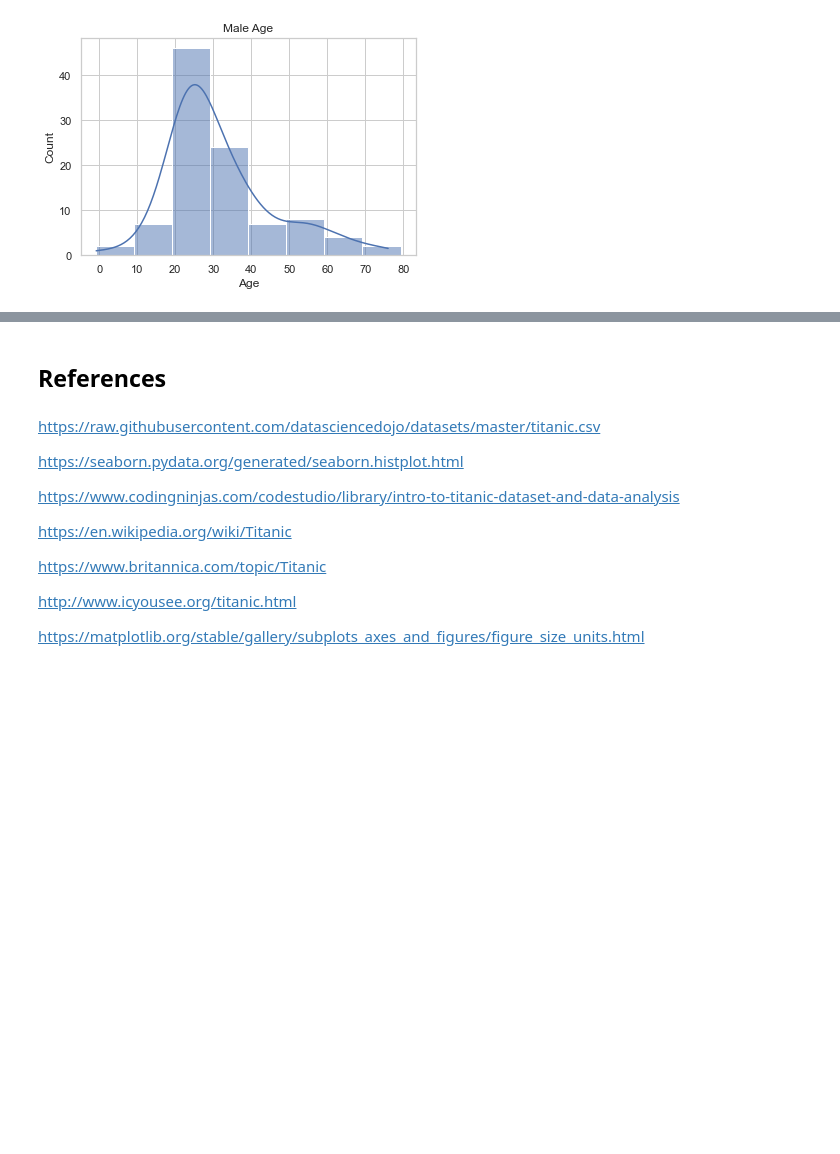
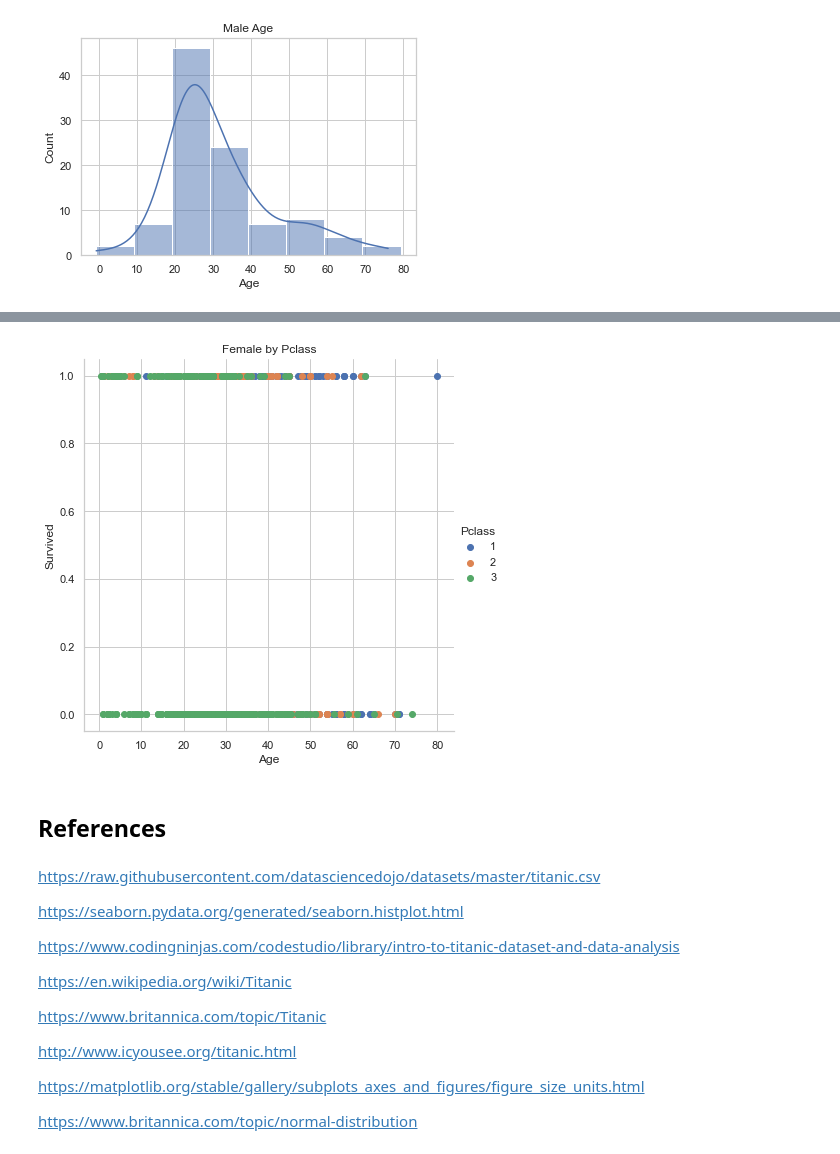
Before and after one commit to Ginafenn/Programming-for-Data-Analysis-Asignments, a Jupyter notebook: Project 1.ipynb, the cells around one changed output, grey strips where cells are left out. Saved outputs shown, nothing was run; the diff lists cells and outputs as text; code cells hidden in the pictures; blank space fills up the shorter version.

```diff
--- a/Project 1.ipynb
+++ b/Project 1.ipynb
@@ -326,3 +335,13 @@ df_sd_data.head()
+# %%
+#Creating a scatter Plot
+sns.set_style("whitegrid")
+sns.FacetGrid(df_sd_female, hue="Pclass", height=6) \
+.map(plt.scatter, "Age", "Survived" ) \
+.add_legend()
+plt.title("Female by Pclass")
+plt.show()
+# %% [output]
+[figure, added]
 # %% [markdown]
 ## References
 # %% [markdown]
@@ -339,3 +358,5 @@ https://www.britannica.com/topic/Titanic
 http://www.icyousee.org/titanic.html
 
 https://matplotlib.org/stable/gallery/subplots_axes_and_figures/figure_size_units.html
+
+https://www.britannica.com/topic/normal-distribution
```
Also changed, not shown: parts of 16 cells of this notebook.
